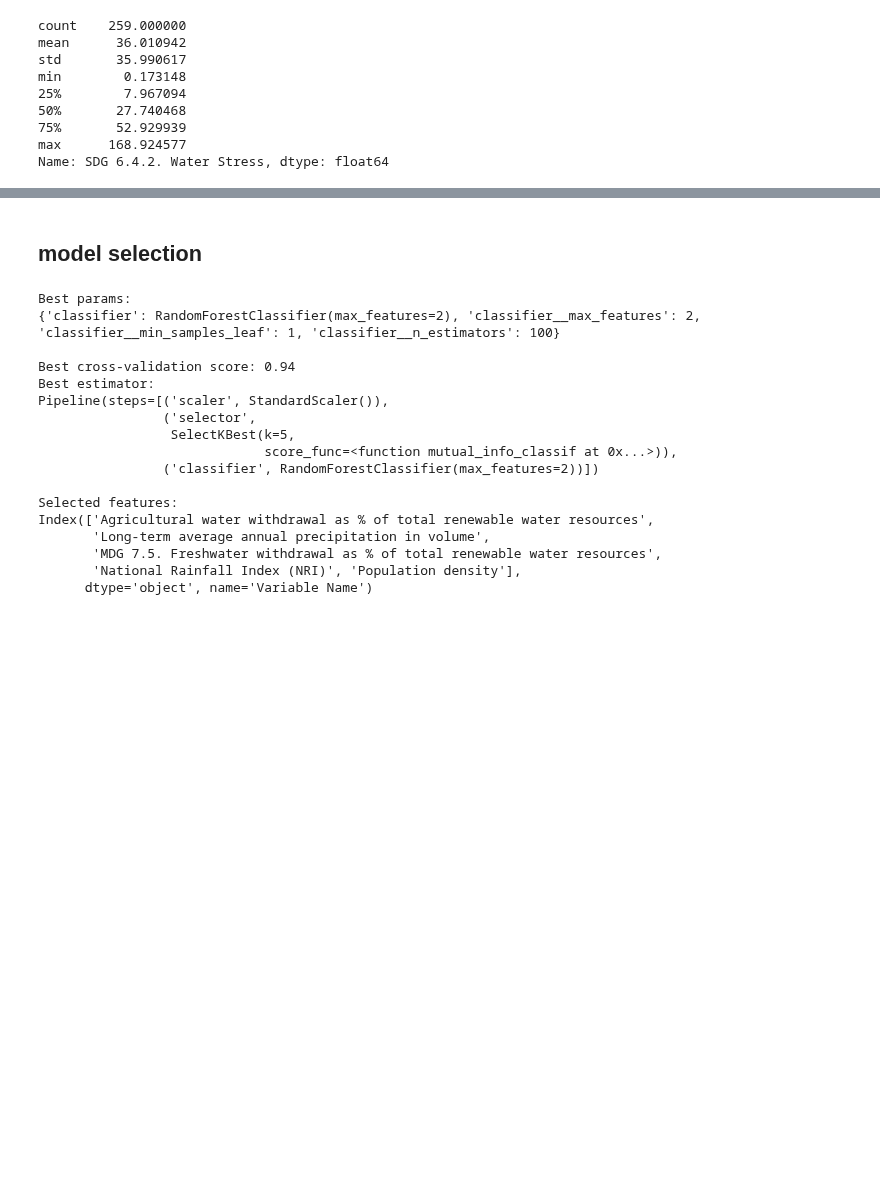
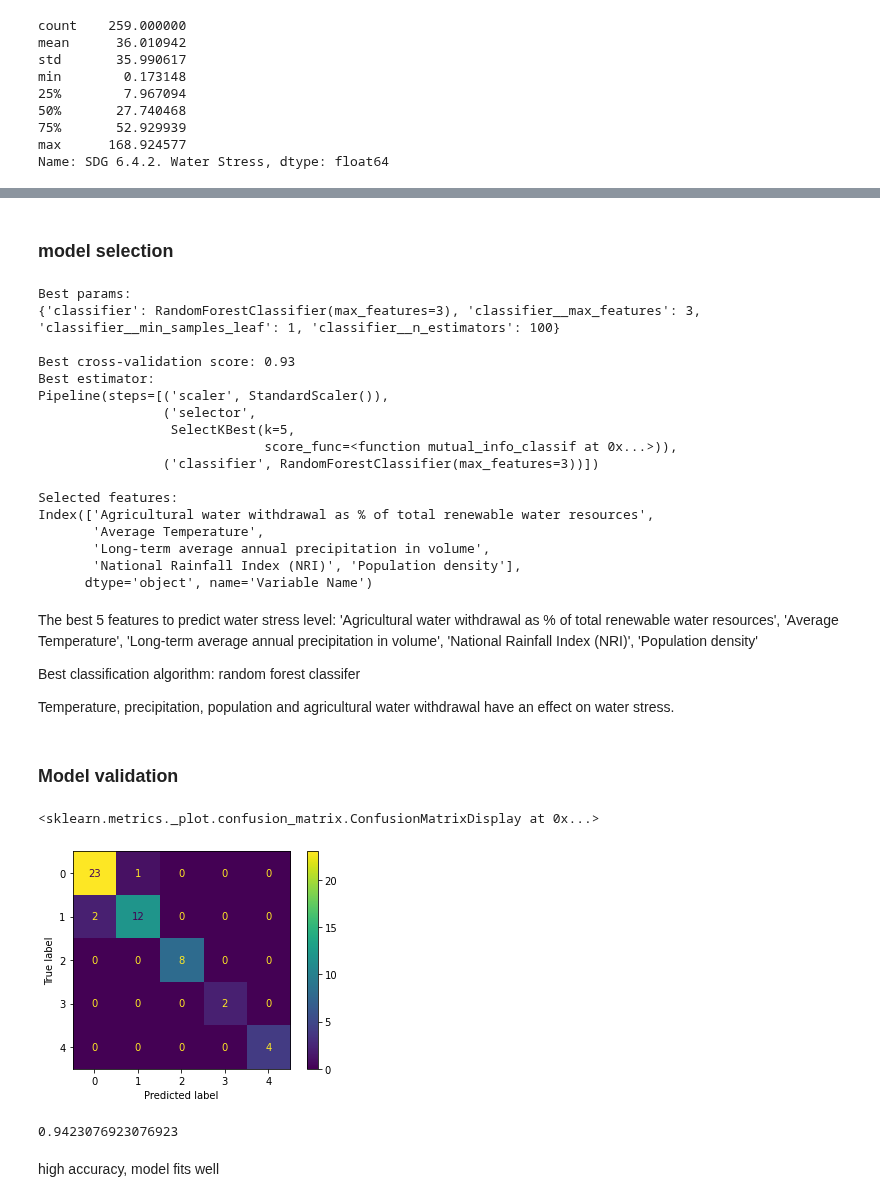
Before and after one commit to karlpolak/MDA-project, a Jupyter notebook: classification.ipynb, the cells around one changed output, grey strips where cells are left out. Cells and saved outputs as stored; diff of their text form; code cells hidden in the pictures; blank space fills up the shorter version.

Commit message:
add some comments, add model validation, delete unused codes

```diff
--- a/classification.ipynb
+++ b/classification.ipynb
@@ -115,10 +103,9 @@ Calculate the new variables, divide the water shortage indicator into 4 risk lev
 # %%
 data=table_preprocessed.copy()
-#data['% of total country area irrigated (%)']=data['% of total country area cultivated']*data['% of cultivated land irrigated [harvested crop]']/100
 data['Industry, value added (% GDP)']=data['Industry, value added to GDP']/data['Gross Domestic Product (GDP)']*100
 data['Services, value added (% GDP)']=data['Services, value added to GDP']/data['Gross Domestic Product (GDP)']*100
-#data['water resource per capita']=data['Total renewable water resources per capita']-data['Environmental Flow Requirements']
-data['shortageclass'] = pd.cut(data['SDG 6.4.2. Water Stress'],bins=[0,25,50,75,100,200],labels=['4','3','2','1','0'])
+data.drop(['Services, value added to GDP','Industry, value added to GDP'],axis=1,inplace=True)
+data['stressclass'] = pd.cut(data['SDG 6.4.2. Water Stress'],bins=[0,25,50,75,100,200],labels=['0','1','2','3','4'])
 # %%
 data.head()
 # %% [output]
@@ -184,8 +164,7 @@ water shortage: water resource per capita<1700 m^3 per person per year
 X=data.iloc[:,0:23].drop(
     ['Environmental Flow Requirements',
      'Total renewable water resources per capita',
-    'Industry, value added to GDP',
-    'Services, value added to GDP',
      'SDG 6.4.2. Water Stress',
-     'shortageclass'],axis=1)
-y=data['shortageclass']
+     'MDG 7.5. Freshwater withdrawal as % of total renewable water resources',
+     'stressclass'],axis=1)
+y=data['stressclass']
@@ -229,7 +194,7 @@ search_space = [{'selector__k': [5, 6, 7, 8, 9, 10]},
                  'classifier__leaf_size': [5,10,15,30],
                  'classifier__n_neighbors': [5,10,15]}]
 # %% [markdown]
-## model selection
+### model selection
 # %%
 clf = GridSearchCV(pipe, search_space, cv=5, verbose=0)
 clf = clf.fit(X_train, y_train)
@@ -242,22 +206,46 @@ features = best_pipe.named_steps['selector']
 print("Best params:\n{}\n".format(clf.best_params_))
 print("Best cross-validation score: {:.2f}".format(clf.best_score_))
 print("Best estimator:\n{}\n".format(clf.best_estimator_))
-print("Selected features:\n{}\n".format(X.columns[features.get_support()]))
+print("Selected features:\n{}\n".format(X_train.columns[features.get_support()]))
 # %% [output]
 Best params:
-{'classifier': RandomForestClassifier(max_features=2), 'classifier__max_features': 2, 'classifier__min_samples_leaf': 1, 'classifier__n_estimators': 100}
+{'classifier': RandomForestClassifier(max_features=3), 'classifier__max_features': 3, 'classifier__min_samples_leaf': 1, 'classifier__n_estimators': 100}
 
-Best cross-validation score: 0.94
+Best cross-validation score: 0.93
 Best estimator:
 Pipeline(steps=[('scaler', StandardScaler()),
                 ('selector',
                  SelectKBest(k=5,
                              score_func=<function mutual_info_classif at 0x...>)),
-                ('classifier', RandomForestClassifier(max_features=2))])
+                ('classifier', RandomForestClassifier(max_features=3))])
 
 Selected features:
 Index(['Agricultural water withdrawal as % of total renewable water resources',
+       'Average Temperature',
        'Long-term average annual precipitation in volume',
-       'MDG 7.5. Freshwater withdrawal as % of total renewable water resources',
        'National Rainfall Index (NRI)', 'Population density'],
       dtype='object', name='Variable Name')
+# %% [markdown]
+The best 5 features to predict water stress level:
+'Agricultural water withdrawal as % of total renewable water resources',
+       'Average Temperature',
+       'Long-term average annual precipitation in volume',
+       'National Rainfall Index (NRI)', 'Population density'
+
+ Best classification algorithm: random forest classifer
+
+ Temperature, precipitation, population and agricultural water withdrawal have an effect on water stress.
+# %% [markdown]
+### Model validation
+# %%
+ConfusionMatrixDisplay.from_estimator(clf, X_test, y_test)
+# %% [output]
+<sklearn.metrics._plot.confusion_matrix.ConfusionMatrixDisplay at 0x...>
+[figure, added]
+# %%
+y_pred=clf.predict(X_test)
+accuracy_score(y_test,y_pred)
+# %% [output]
+0.9423076923076923
+# %% [markdown]
+high accuracy, model fits well
```
Also changed, not shown: parts of 31 cells of this notebook.
